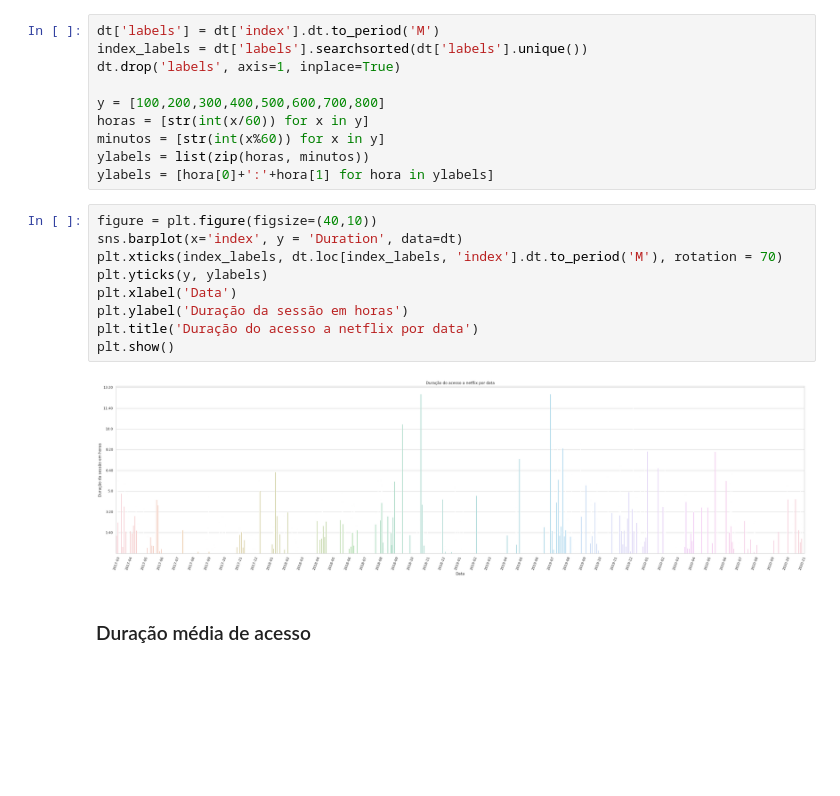
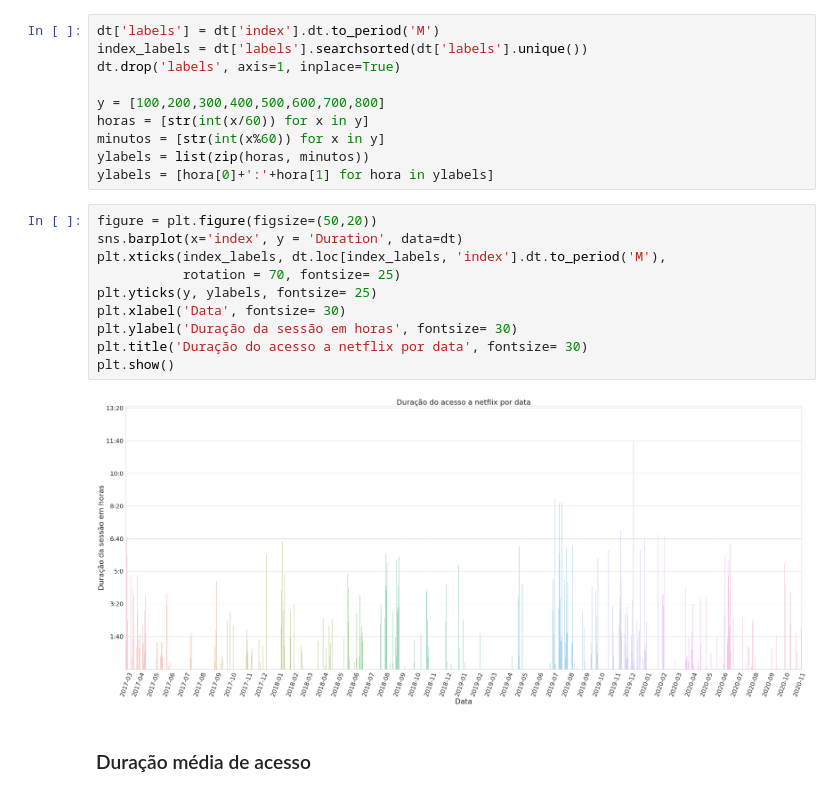
Before and after one commit to luciaemiliaeu/netflix_data_analysis, a Jupyter notebook: netflix_data_analysis.ipynb, the cells around one changed output. Saved outputs shown, nothing was run; the diff lists cells and outputs as text; blank space fills up the shorter version.

```diff
--- a/netflix_data_analysis.ipynb
+++ b/netflix_data_analysis.ipynb
@@ -700,16 +646,17 @@ minutos = [str(int(x%60)) for x in y]
 ylabels = list(zip(horas, minutos))
 ylabels = [hora[0]+':'+hora[1] for hora in ylabels]
 # %%
-figure = plt.figure(figsize=(40,10))
+figure = plt.figure(figsize=(50,20))
 sns.barplot(x='index', y = 'Duration', data=dt)
-plt.xticks(index_labels, dt.loc[index_labels, 'index'].dt.to_period('M'), rotation = 70)
-plt.yticks(y, ylabels)
-plt.xlabel('Data')
-plt.ylabel('Duração da sessão em horas')
-plt.title('Duração do acesso a netflix por data')
+plt.xticks(index_labels, dt.loc[index_labels, 'index'].dt.to_period('M'),
+           rotation = 70, fontsize= 25)
+plt.yticks(y, ylabels, fontsize= 25)
+plt.xlabel('Data', fontsize= 30)
+plt.ylabel('Duração da sessão em horas', fontsize= 30)
+plt.title('Duração do acesso a netflix por data', fontsize= 30)
 plt.show()
 # %% [output]
-[figure, old version]
+[figure, new version]
 # %% [markdown]
 ### Duração média de acesso
 # %%
```
Also changed, not shown: parts of 13 cells of this notebook.
